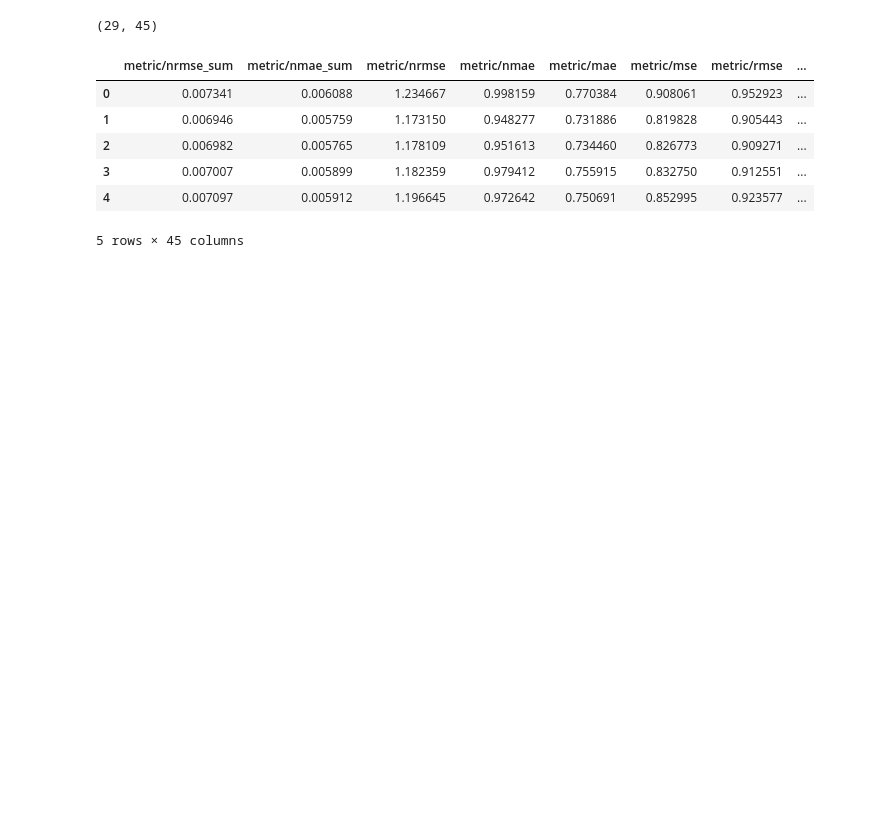
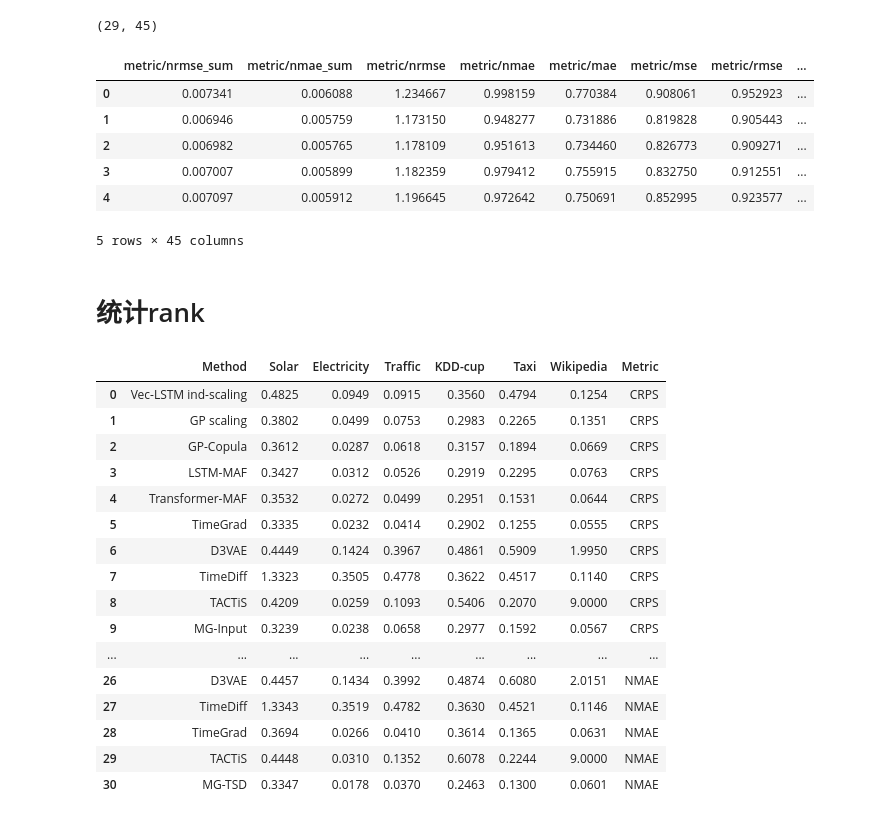
Before and after one commit to Hundredl/MG-TSD-BASELINE, a Jupyter notebook: result_analysis/analysis.ipynb, the cells around one changed output. Cells and saved outputs as stored; diff of their text form; code cells hidden in the pictures; blank space fills up the shorter version.

```diff
--- a/result_analysis/analysis.ipynb
+++ b/result_analysis/analysis.ipynb
@@ -38,3 +40,35 @@ for dataset_name in  dataset_names:
 # 保存到文件
 df_results = pd.DataFrame(results)
 df_results.to_csv('./metrics_TimeDiff_all.csv', index=False)
+# %% [markdown]
+# 统计rank
+# %%
+# result 读入 文件 ./result_all.xlsx
+# 读入文件
+import pandas as pd
+df = pd.read_excel('./result_all.xlsx')
+# 如果值是 - ,则替换成100，如果值是其他字符串，则替换成前6个字符所表示的数字
+df = df.replace('-','9.0000±0.0000')
+# 对于列 Solar	Electricity	Traffic	KDD-cup	Taxi	Wikipedia， ±前的字符串转换为数字
+dataset_names = ['Solar','Electricity','Traffic','KDD-cup','Taxi','Wikipedia']
+for dataset_name in dataset_names:
+    df[dataset_name] = df[dataset_name].apply(lambda x: float(x.split('±')[0]))
+df
+# %% [output]
+|  | Method | Solar | Electricity | Traffic | KDD-cup | Taxi | Wikipedia | Metric |
+| 0 | Vec-LSTM ind-scaling | 0.4825 | 0.0949 | 0.0915 | 0.3560 | 0.4794 | 0.1254 | CRPS |
+| 1 | GP scaling | 0.3802 | 0.0499 | 0.0753 | 0.2983 | 0.2265 | 0.1351 | CRPS |
+| 2 | GP-Copula | 0.3612 | 0.0287 | 0.0618 | 0.3157 | 0.1894 | 0.0669 | CRPS |
+| 3 | LSTM-MAF | 0.3427 | 0.0312 | 0.0526 | 0.2919 | 0.2295 | 0.0763 | CRPS |
+| 4 | Transformer-MAF | 0.3532 | 0.0272 | 0.0499 | 0.2951 | 0.1531 | 0.0644 | CRPS |
+| 5 | TimeGrad | 0.3335 | 0.0232 | 0.0414 | 0.2902 | 0.1255 | 0.0555 | CRPS |
+| 6 | D3VAE | 0.4449 | 0.1424 | 0.3967 | 0.4861 | 0.5909 | 1.9950 | CRPS |
+| 7 | TimeDiff | 1.3323 | 0.3505 | 0.4778 | 0.3622 | 0.4517 | 0.1140 | CRPS |
+| 8 | TACTiS | 0.4209 | 0.0259 | 0.1093 | 0.5406 | 0.2070 | 9.0000 | CRPS |
+| 9 | MG-Input | 0.3239 | 0.0238 | 0.0658 | 0.2977 | 0.1592 | 0.0567 | CRPS |
+| ... | ... | ... | ... | ... | ... | ... | ... | ... |
+| 26 | D3VAE | 0.4457 | 0.1434 | 0.3992 | 0.4874 | 0.6080 | 2.0151 | NMAE |
+| 27 | TimeDiff | 1.3343 | 0.3519 | 0.4782 | 0.3630 | 0.4521 | 0.1146 | NMAE |
+| 28 | TimeGrad | 0.3694 | 0.0266 | 0.0410 | 0.3614 | 0.1365 | 0.0631 | NMAE |
+| 29 | TACTiS | 0.4448 | 0.0310 | 0.1352 | 0.6078 | 0.2244 | 9.0000 | NMAE |
+| 30 | MG-TSD | 0.3347 | 0.0178 | 0.0370 | 0.2463 | 0.1300 | 0.0601 | NMAE |
```
Also changed, not shown: parts of 4 cells of this notebook, 5 other files.
